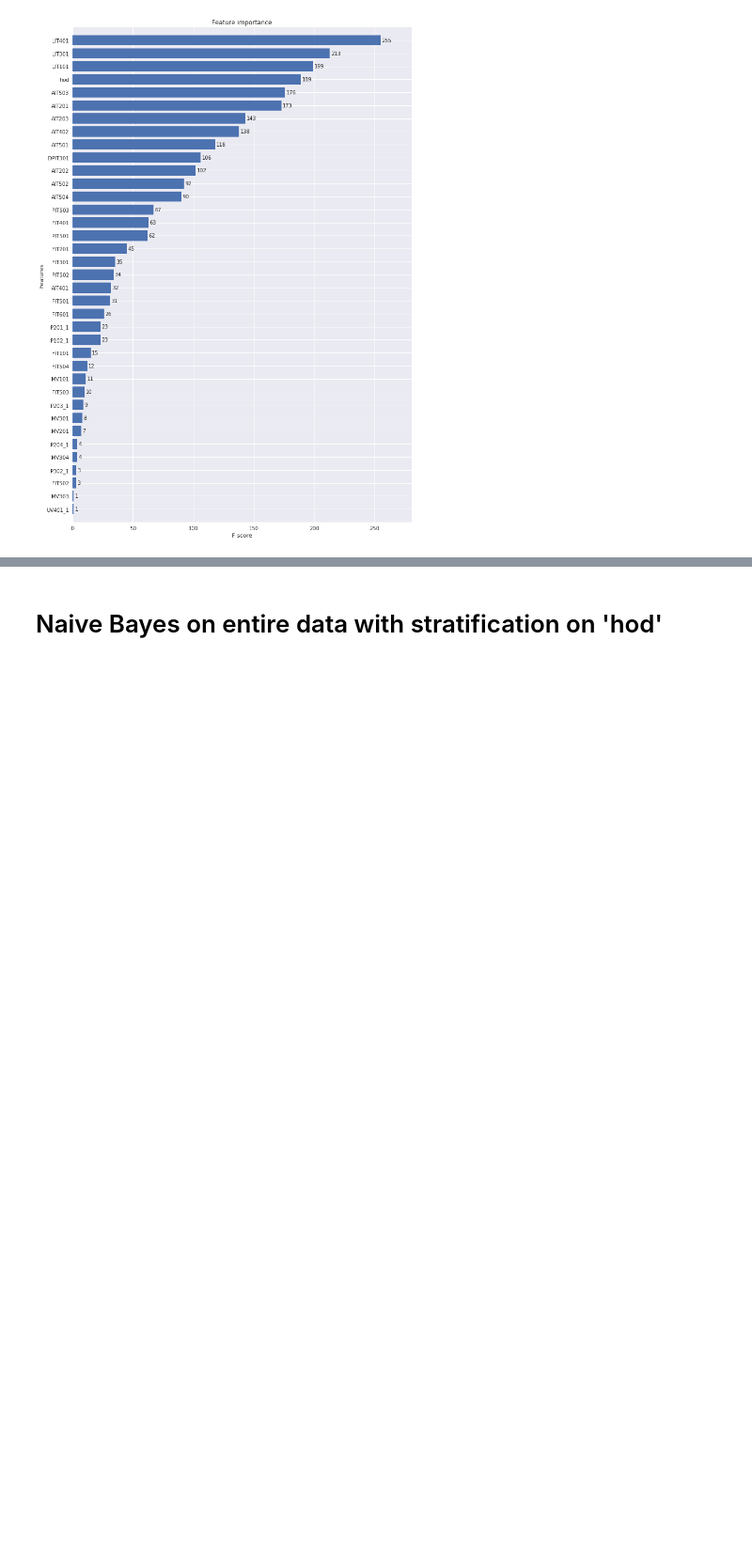
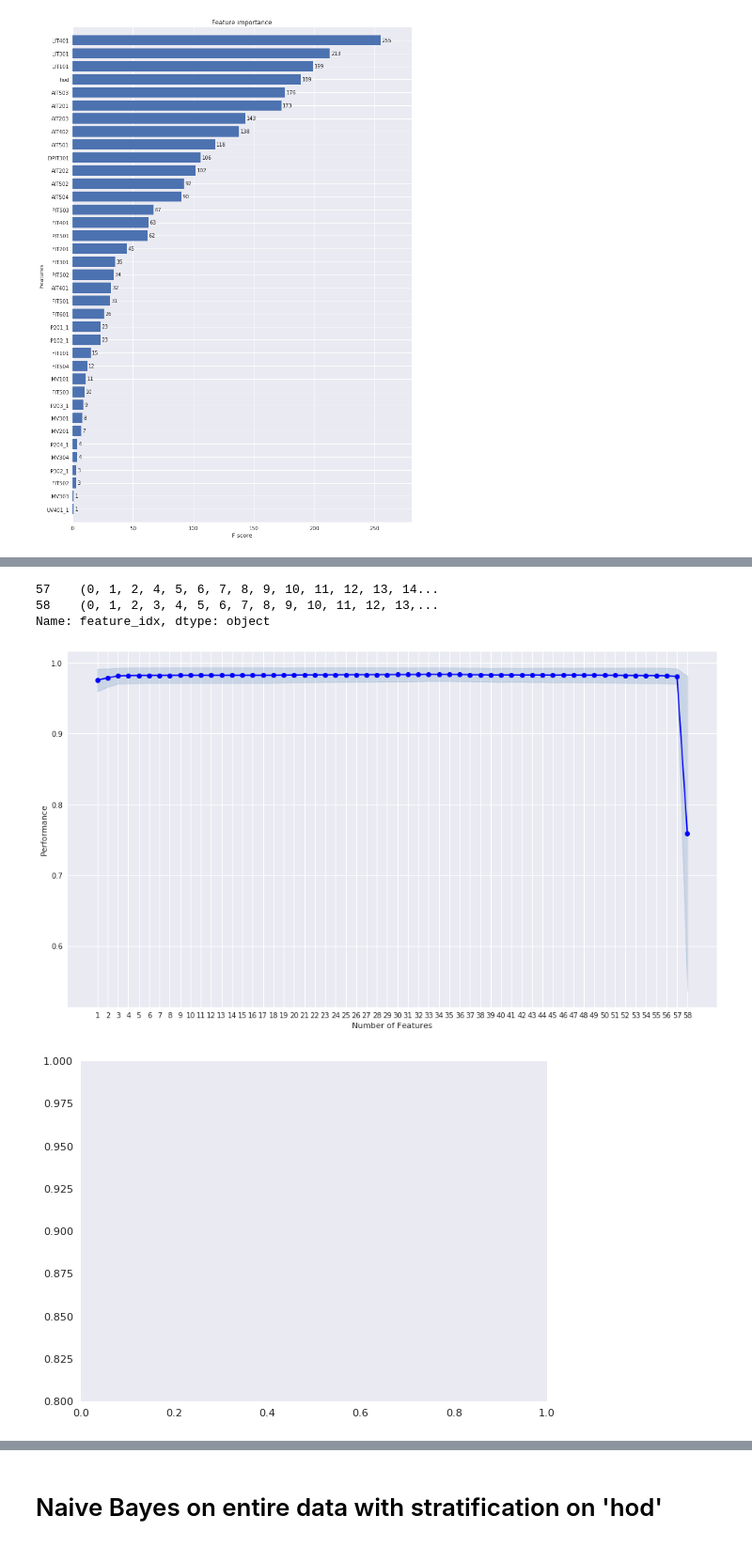
Before and after one commit to laure-delisle/SWaT, a Jupyter notebook: EDA/feature_time_models.ipynb, the cells around one changed output, grey strips where cells are left out. Shown at 94% size. Drawn from its saved outputs; the diff is of its cells as text; code cells hidden in the pictures; blank space fills up the shorter version.

```diff
--- a/EDA/feature_time_models.ipynb
+++ b/EDA/feature_time_models.ipynb
@@ -201,5 +164,3 @@ plot_importance(clf_xgb1, height=0.8, ax=ax)
 plt.show()
 # %% [output]
 [figure]
-# %%
-y = pdata['EVENT'] == 'Attack'
@@ -208,12 +234,4 @@ y = pdata['EVENT'] == 'Attack'
 from sklearn.naive_bayes import GaussianNB
 from sklearn import metrics
 clf = GaussianNB()
-clf.fit(X_train, y_train)
-
-print(clf)
-# make predictions
-y_p = clf.predict(X_test)
-# summarize the fit of the model
-print(metrics.classification_report(y_test, y_p))
-print(metrics.confusion_matrix(y_test, y_p))
 # %% [output]
@@ -231,0 +244,13 @@ Wall time: 2.43 s
+# %%
+from mlxtend.feature_selection import SequentialFeatureSelector as SFS
+
+sfs1 = SFS(clf,
+           k_features=58,
+           forward=True,
+           floating=False,
+           verbose=2,
+           scoring='accuracy',
+           cv=3,
+          n_jobs=-1)
+
+sfs1 = sfs1.fit(X.values, y)
@@ -231,0 +295,18 @@ Wall time: 2.43 s
+# %%
+pd.DataFrame.from_dict(sfs1.get_metric_dict()).T[56:58]['feature_idx']
+# %% [output]
+57    (0, 1, 2, 4, 5, 6, 7, 8, 9, 10, 11, 12, 13, 14...
+58    (0, 1, 2, 3, 4, 5, 6, 7, 8, 9, 10, 11, 12, 13,...
+Name: feature_idx, dtype: object
+# %%
+from mlxtend.plotting import plot_sequential_feature_selection as plot_sfs
+import matplotlib.pyplot as plt
+fig1 = plot_sfs(sfs1.get_metric_dict(), kind='std_err')
+plt.figure(num=10, figsize=(8, 6), dpi=80, facecolor='w', edgecolor='k')
+plt.ylim([0.8, 1])
+plt.rcParams["figure.figsize"] = [16,9]
+plt.grid()
+plt.show()
+# %% [output]
+[figure, added]
+[figure, added]
```
Also changed, not shown: parts of 41 cells of this notebook, 3 other files.
